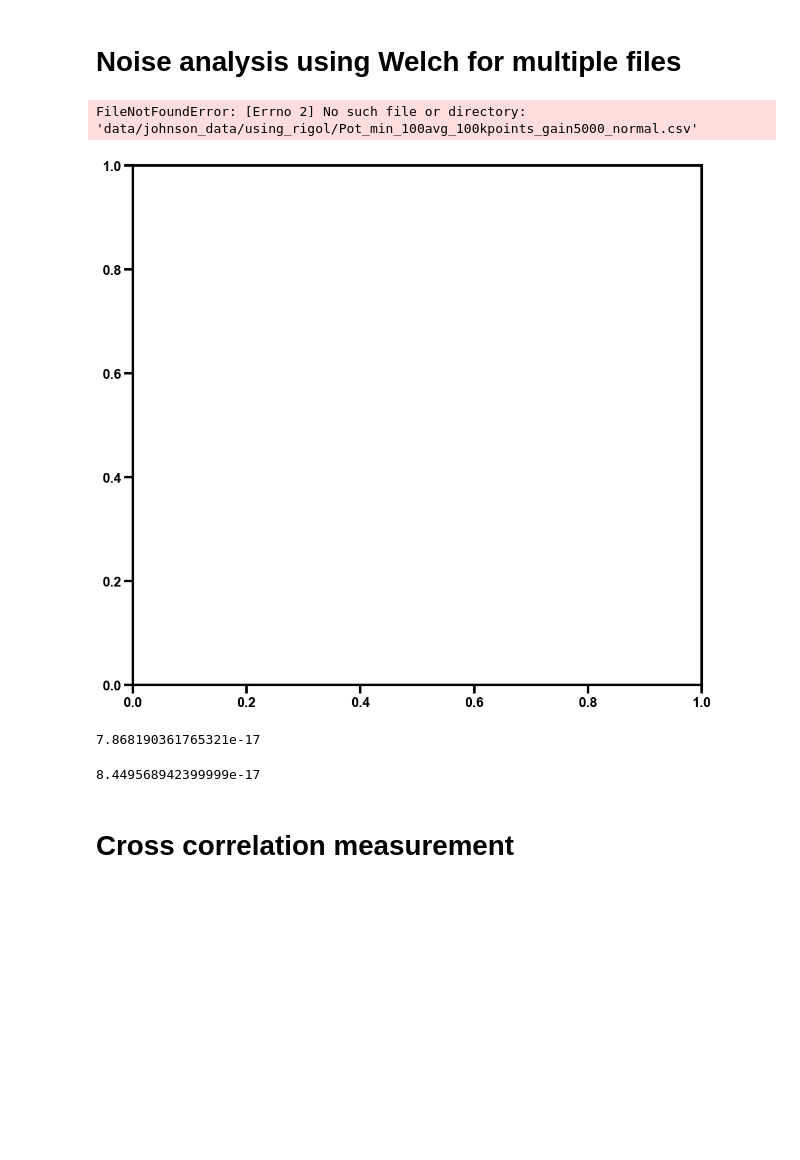
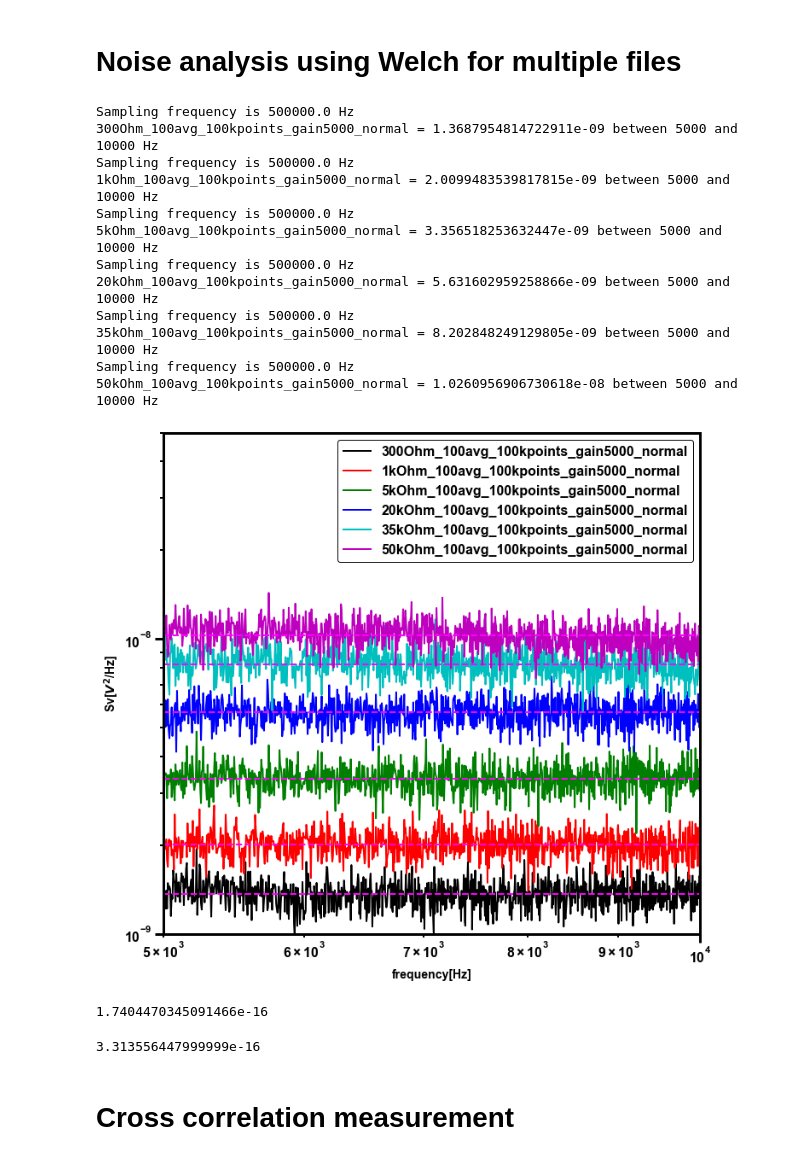
Before and after one commit to NikhilTilak/scripts, a Jupyter notebook: noise.ipynb, the cells around one changed output. Cells and saved outputs as stored; diff of their text form; code cells hidden in the pictures; blank space fills up the shorter version.

Commit message:
took johnson noise data on Dec22

```diff
--- a/noise.ipynb
+++ b/noise.ipynb
@@ -198,6 +198,15 @@ files = ['data/johnson_data/using_rigol/Pot_min_100avg_100kpoints_gain5000_norma
          'data/johnson_data/using_rigol/5KOhm_100avg_100kpoints_gain5000_normal.csv',
          'data/johnson_data/using_rigol/500KOhm_100avg_100kpoints_gain5000_normal.csv'
          ]
+# files = ['data/johnson_data/using_rigol/Pot_min_100avg_100kpoints_gain5000_normal.csv',
+#          'data/johnson_data/using_rigol/5KOhm_100avg_100kpoints_gain5000_normal.csv'
+#          ]
+files = ['data/johnson_data/300Ohm_100avg_100kpoints_gain5000_normal.csv',
+         'data/johnson_data/1kOhm_100avg_100kpoints_gain5000_normal.csv',
+         'data/johnson_data/5kOhm_100avg_100kpoints_gain5000_normal.csv',
+         'data/johnson_data/20kOhm_100avg_100kpoints_gain5000_normal.csv',
+         'data/johnson_data/35kOhm_100avg_100kpoints_gain5000_normal.csv',
+         'data/johnson_data/50kOhm_100avg_100kpoints_gain5000_normal.csv']
 
 #10 kHz hi pass filter
 
@@ -242,47 +251,60 @@ for fp in files:
                                 fs=fs,
                                 window='boxcar',
                                 nperseg=N,
                                 nfft=N,
                                 return_onesided=True,
                                 scaling='density',
                                 axis=-1)
         Svwelch = (1/2)*Svwelch
         Sv_list[:,i-1] = Svwelch
 
     Sv_mean = np.mean(Sv_list, axis=1)
     label = f"{fp.split('/')[-1].split('.')[0]}"
     f_lo = 5_000 # Hz
     f_hi = 10_000 # Hz
     ################## frequency axis##############################################
     # fwelch = fftfreq(N,dt)
     # fwelch = fwelch[:fwelch.size//2]
     print(f"{label} = {np.median(Sv_mean[np.where((fwelch>f_lo) & (fwelch<f_hi))])} between {f_lo} and {f_hi} Hz")
     ax.plot(fwelch, Sv_mean, alpha=1, label = label)
     ax.axhline(np.median(Sv_mean[np.where((fwelch>f_lo) & (fwelch<f_hi))]), color='magenta', linestyle='--')
 ax.set_xlabel("frequency[Hz]")
 ax.set_ylabel("Sv[$V^2$/Hz]")
 ax.set_xscale('log')
 ax.set_yscale('log')
-ax.set_ylim(1e-10,1e-6)
-ax.set_xlim(1e0,fwelch.max())
+# ax.set_ylim(1e-10,1e-6)
+# ax.set_xlim(1e0,fwelch.max())
+ax.set_ylim(1e-9,5e-8)
+ax.set_xlim(f_lo,f_hi)
 ax.axvline(f_hi, color='g', linestyle='--')
 ax.axvline(f_lo, color='g', linestyle='--')
 # ax.axhline(johnson_noise_psd(300,500_000), color='r', linestyle='--', label="Johnson noise")
 ax.legend()
 plt.show()
 # %% [output]
-FileNotFoundError: [Errno 2] No such file or directory: 'data/johnson_data/using_rigol/Pot_min_100avg_100kpoints_gain5000_normal.csv'
+Sampling frequency is 500000.0 Hz
+300Ohm_100avg_100kpoints_gain5000_normal = 1.3687954814722911e-09 between 5000 and 10000 Hz
+Sampling frequency is 500000.0 Hz
+1kOhm_100avg_100kpoints_gain5000_normal = 2.0099483539817815e-09 between 5000 and 10000 Hz
+Sampling frequency is 500000.0 Hz
+5kOhm_100avg_100kpoints_gain5000_normal = 3.356518253632447e-09 between 5000 and 10000 Hz
+Sampling frequency is 500000.0 Hz
+20kOhm_100avg_100kpoints_gain5000_normal = 5.631602959258866e-09 between 5000 and 10000 Hz
+Sampling frequency is 500000.0 Hz
+35kOhm_100avg_100kpoints_gain5000_normal = 8.202848249129805e-09 between 5000 and 10000 Hz
+Sampling frequency is 500000.0 Hz
+50kOhm_100avg_100kpoints_gain5000_normal = 1.0260956906730618e-08 between 5000 and 10000 Hz
-[figure, old version]
+[figure, new version]
 # %%
 applied_gain = 5000
-avg_gain = 4900 #median gain in band width of 10 KHz to 40 KHz
-((3.48599583940299e-09)-(1.5968433335431365e-09))/avg_gain**2
+avg_gain = 4949 #median gain in band width of 10 KHz to 40 KHz
+((5.631602959258866e-09)-(1.3687954814722911e-09))/avg_gain**2
 # %% [output]
-7.868190361765321e-17
+1.7404470345091466e-16
 # %%
-johnson_noise_psd(300,5100)
+johnson_noise_psd(300,20000)
 # %% [output]
-8.449568942399999e-17
+3.313556447999999e-16
 # %% [markdown]
 # Cross correlation measurement
 # %%
```
Also changed, not shown: parts of 1 cell of this notebook, 2 other files.
